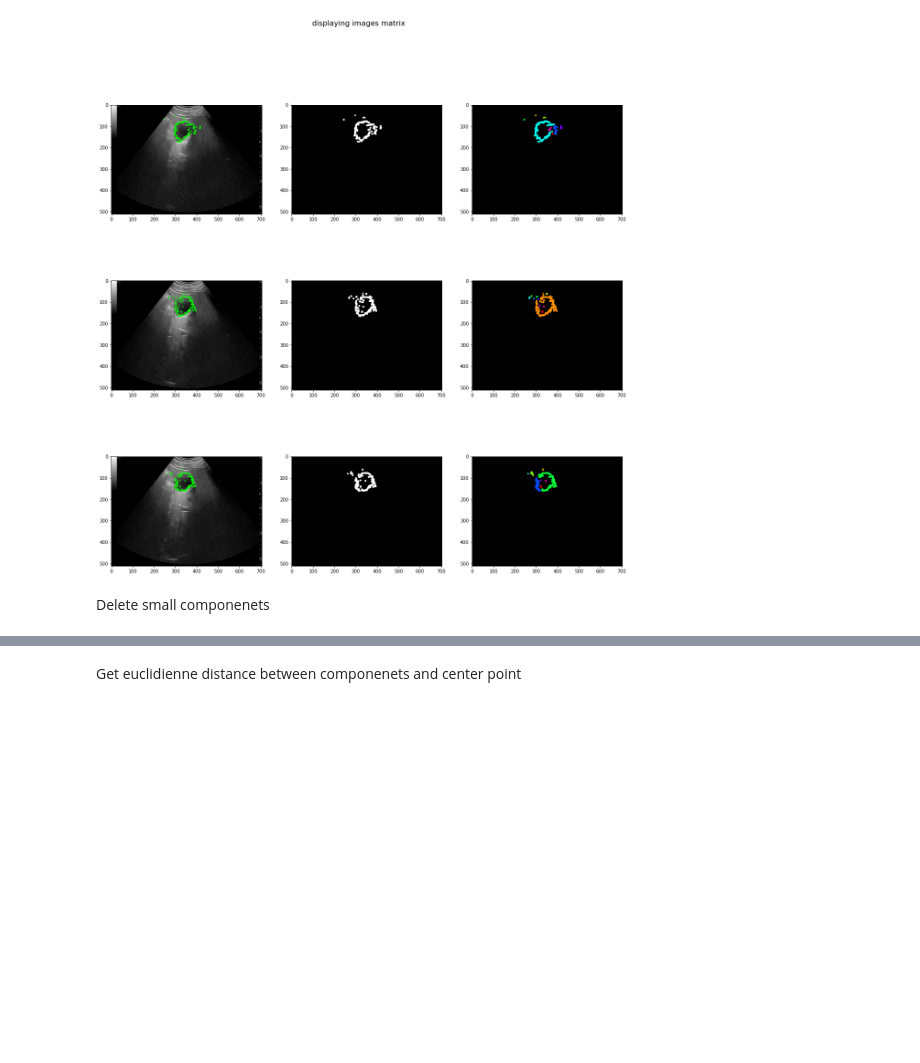
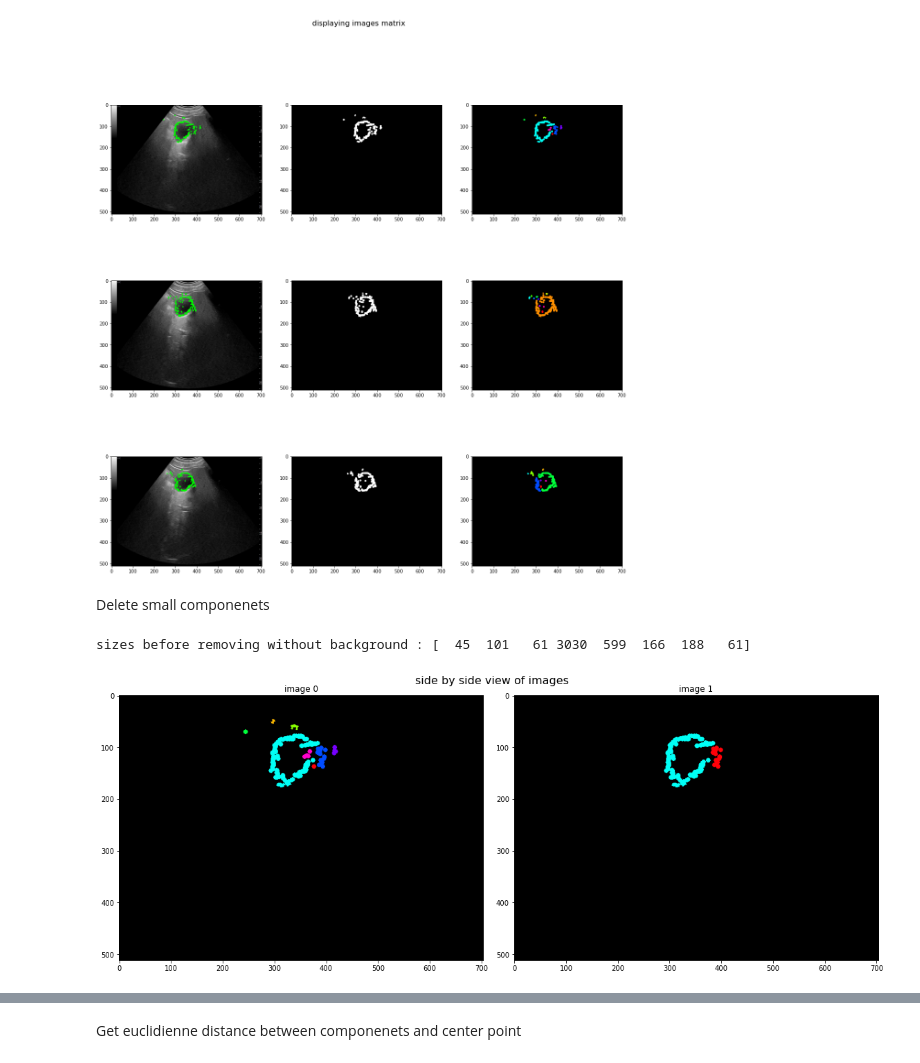
Before and after one commit to yousraBRK/Vesicule_Segmentation_with_ContourRegularisation, a Jupyter notebook: Code.ipynb, the cells around one changed output, grey strips where cells are left out. Cells and saved outputs as stored; diff of their text form; code cells hidden in the pictures; blank space fills up the shorter version.

Commit message:
delete small components function

```diff
--- a/Code.ipynb
+++ b/Code.ipynb
@@ -199,10 +199,11 @@ dataImages=[imgplt5,imgplt6,imgplt7]   #images with their initials points
 all_images=[]
 NUM_ROWS = 3
 IMGs_IN_ROW = 3
+dilatation_size=1
 #to save all images with their diffrent transformations
 for i, image in enumerate(dataImages):
     #do dilatation
-    dilatation_dst=Dilation(image,1)
+    dilatation_dst=Dilation(image,dilatation_size)
     #laplacian_dist=cv2.Laplacian(src,2)
     #Convert to gray scale
     grey_image=cv2.cvtColor(dilatation_dst,cv2.COLOR_BGR2GRAY)
@@ -267,5 +268,41 @@ displayInLine(all_images,NUM_ROWS,IMGs_IN_ROW)
 [figure]
 # %% [markdown]
 Delete small componenets
+# %%
+def delete_small_components(nb_labels,labels_im,stats,min_size):
+    sizes = stats[1:, -1] #removed background
+    print("sizes before removing without background : "+ str(sizes))
+    nb_labels=nb_labels-1
+
+    New_image = np.zeros((labels_im.shape))
+    #for every component in the image, you keep it only if it's above min_size
+    for i in range(0, nb_labels):
+        if sizes[i] >= min_size:
+            New_image[labels_im == i + 1] = 255
+    return New_image,nb_labels
+# %%
+#Try deleting small components
+min_size=200
+dilatation_size=1
+#Do dilatation
+dilatation_dst=Dilation(imagesPoints[0],dilatation_size)
+#Get the green part
+mask,res =getColorComponenet(lower_green,upper_green,dilatation_dst)
+#Get connected componenets
+nb_labels, labels_im, stats, centroids = cv2.connectedComponentsWithStats(mask,connectivity=8)
+#save first labled image
+labeled_img1 = display_components(labels_im)
+#delete small components
+New_image,nb_labels=delete_small_components(nb_labels,labels_im,stats,min_size)
+#get connected components of the second image
+New_image=New_image.astype(np.uint8)
+nb_labels2, labels_im2, stats2, centroids2 = cv2.connectedComponentsWithStats(New_image,connectivity=8)
+labeled_img2 = display_components(labels_im2)
+#display results
+images=[labeled_img1,labeled_img2]
+displaySideBySide(images,1,2)
+# %% [output]
+sizes before removing without background : [  45  101   61 3030  599  166  188   61]
+[figure, added]
 # %%
 
```
Also changed, not shown: parts of 6 cells of this notebook.
